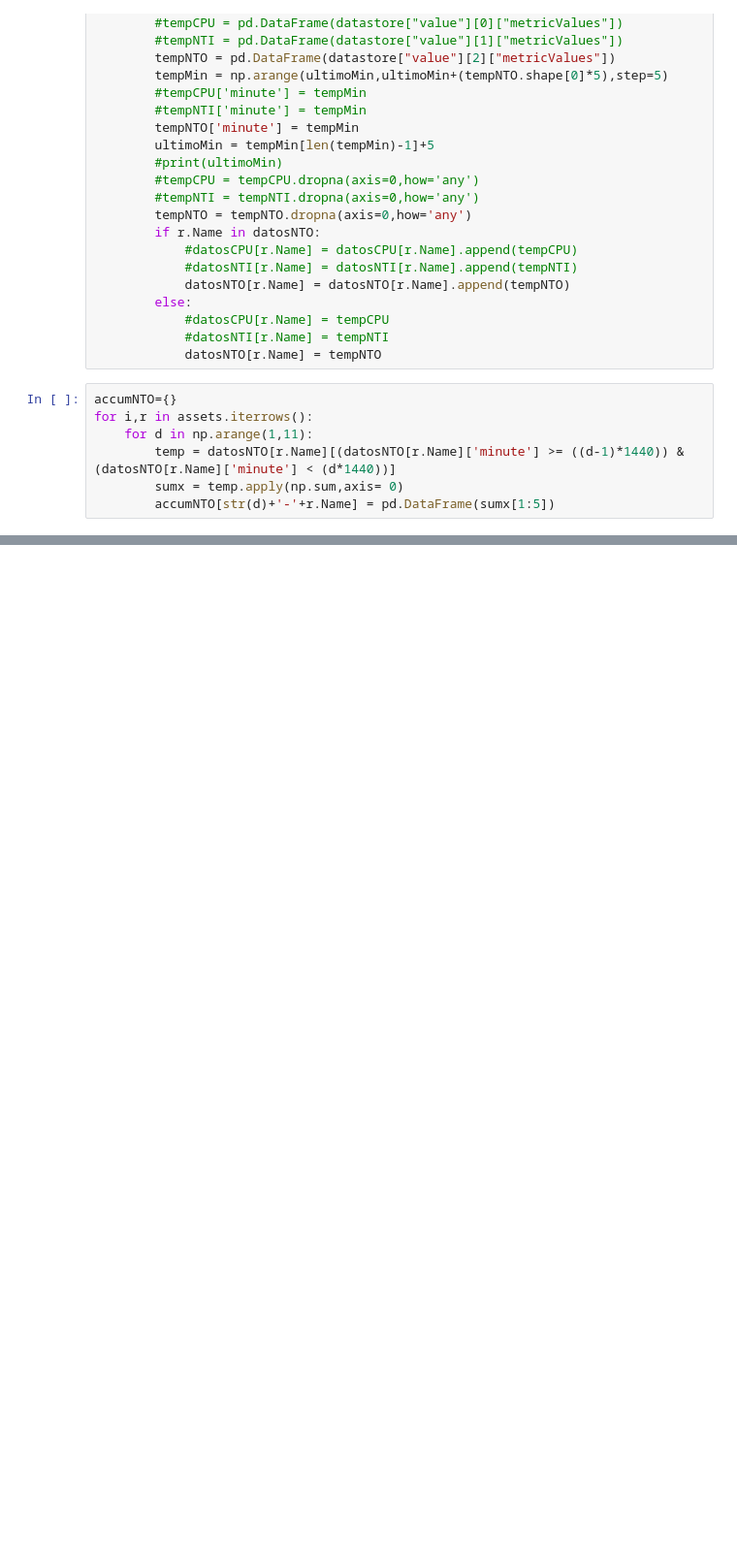
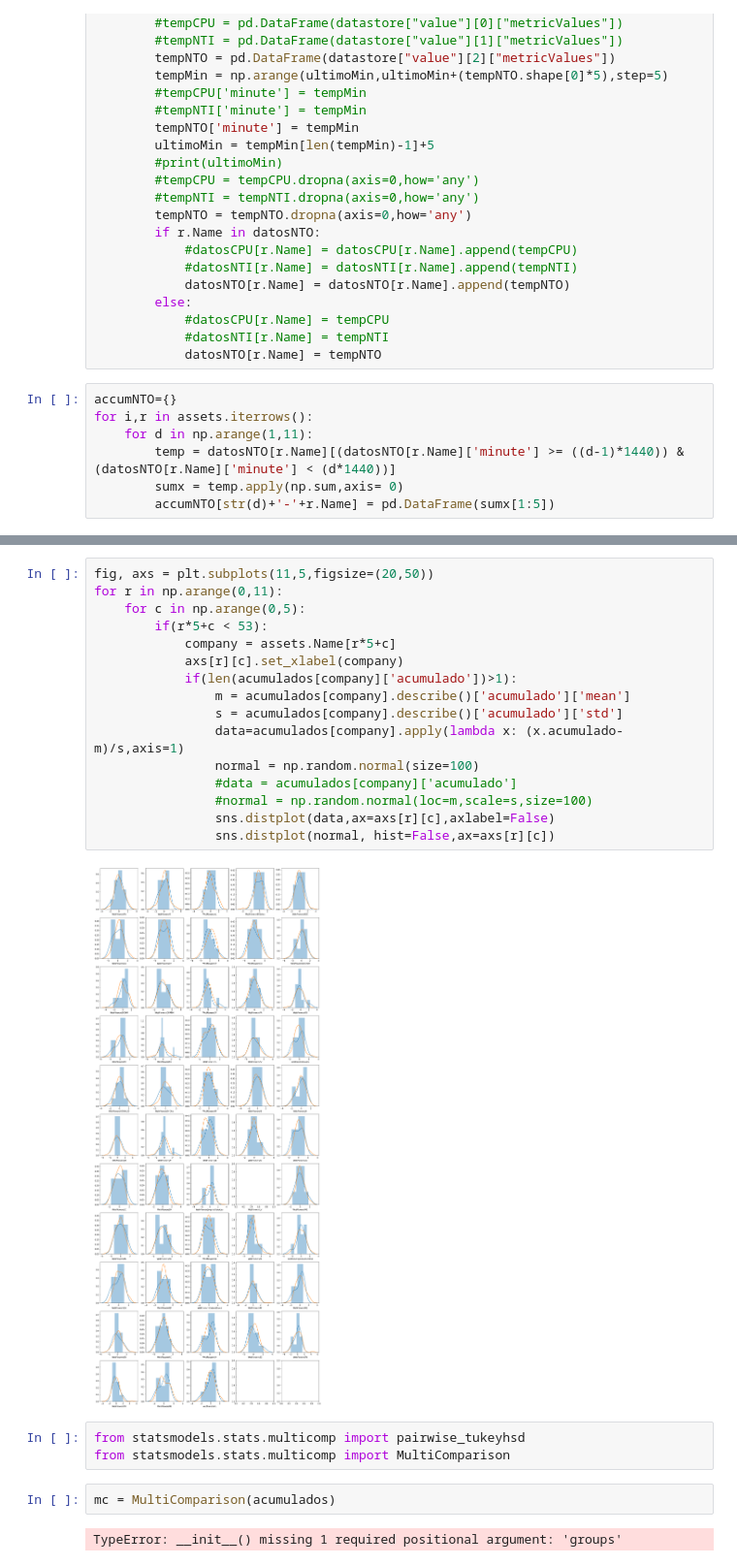
Before and after one commit to JuanLombana/MachineLearning, a Jupyter notebook: CloudLocation/Acumulados.ipynb, the cells around one changed output, grey strips where cells are left out. Shown at 97% size. Saved outputs shown, nothing was run; the diff lists cells and outputs as text; blank space fills up the shorter version.

```diff
--- a/CloudLocation/Acumulados.ipynb
+++ b/CloudLocation/Acumulados.ipynb
@@ -82,0 +95,25 @@ for r in np.arange(0,10):
+# %%
+fig, axs = plt.subplots(11,5,figsize=(20,50))
+for r in np.arange(0,11):
+    for c in np.arange(0,5):
+        if(r*5+c < 53):
+            company = assets.Name[r*5+c]
+            axs[r][c].set_xlabel(company)
+            if(len(acumulados[company]['acumulado'])>1):
+                m = acumulados[company].describe()['acumulado']['mean']
+                s = acumulados[company].describe()['acumulado']['std']
+                data=acumulados[company].apply(lambda x: (x.acumulado-m)/s,axis=1)
+                normal = np.random.normal(size=100)
+                #data = acumulados[company]['acumulado']
+                #normal = np.random.normal(loc=m,scale=s,size=100)
+                sns.distplot(data,ax=axs[r][c],axlabel=False)
+                sns.distplot(normal, hist=False,ax=axs[r][c])
+# %% [output]
+[figure, added]
+# %%
+from statsmodels.stats.multicomp import pairwise_tukeyhsd
+from statsmodels.stats.multicomp import MultiComparison
+# %%
+mc = MultiComparison(acumulados)
+# %% [output]
+TypeError: __init__() missing 1 required positional argument: 'groups'
```
Also changed, not shown: parts of 11 cells of this notebook, 1 other file.
